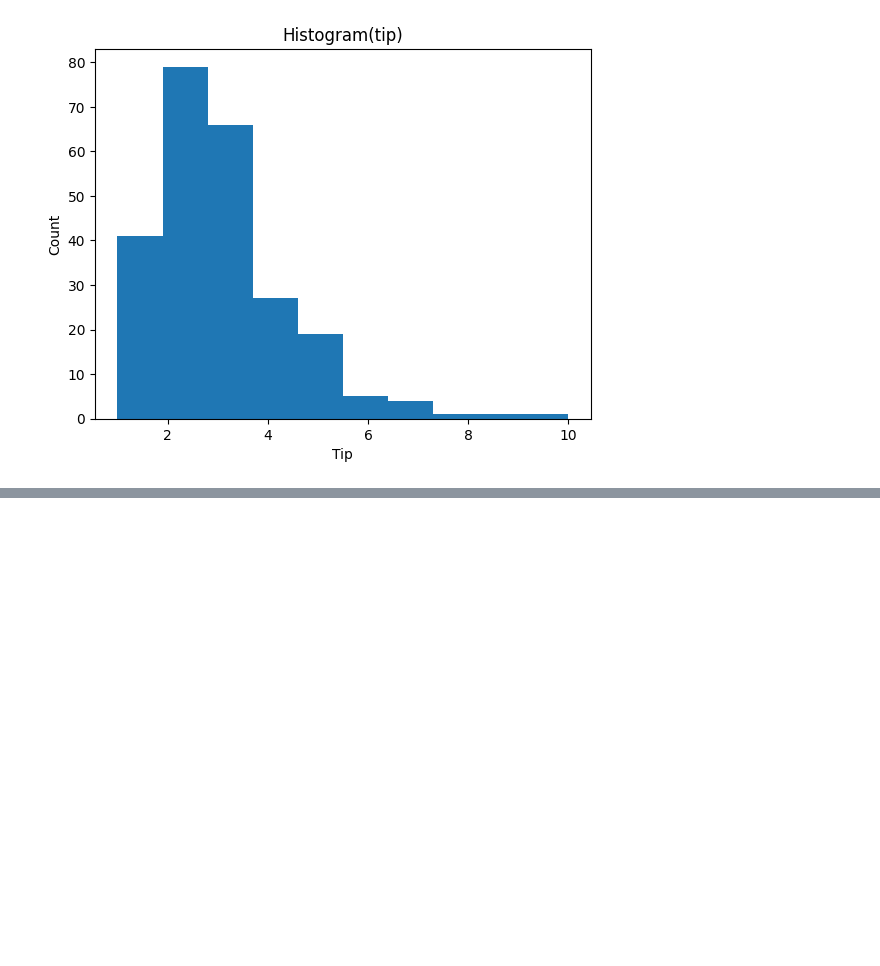
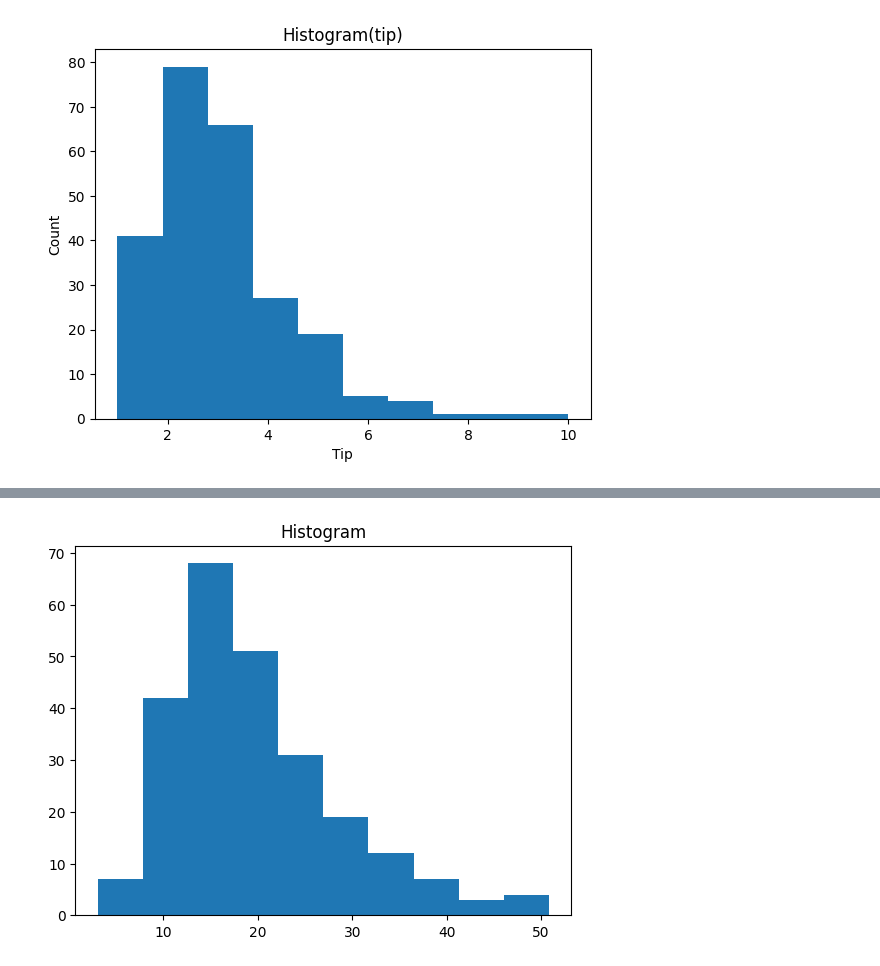
Before and after one commit to JakeOh/202505_BD50, a Jupyter notebook: lab_da/da04_matplotlib.ipynb, the cells around one changed output, grey strips where cells are left out. Cells and saved outputs as stored; diff of their text form; code cells hidden in the pictures; blank space fills up the shorter version.

```diff
--- a/lab_da/da04_matplotlib.ipynb
+++ b/lab_da/da04_matplotlib.ipynb
@@ -77,0 +95,6 @@ plt.show()
+# %%
+plt.hist(x=tips.total_bill)
+plt.title('Histogram')
+plt.show()
+# %% [output]
+[figure, added]
```
Also changed, not shown: parts of 7 cells of this notebook.
